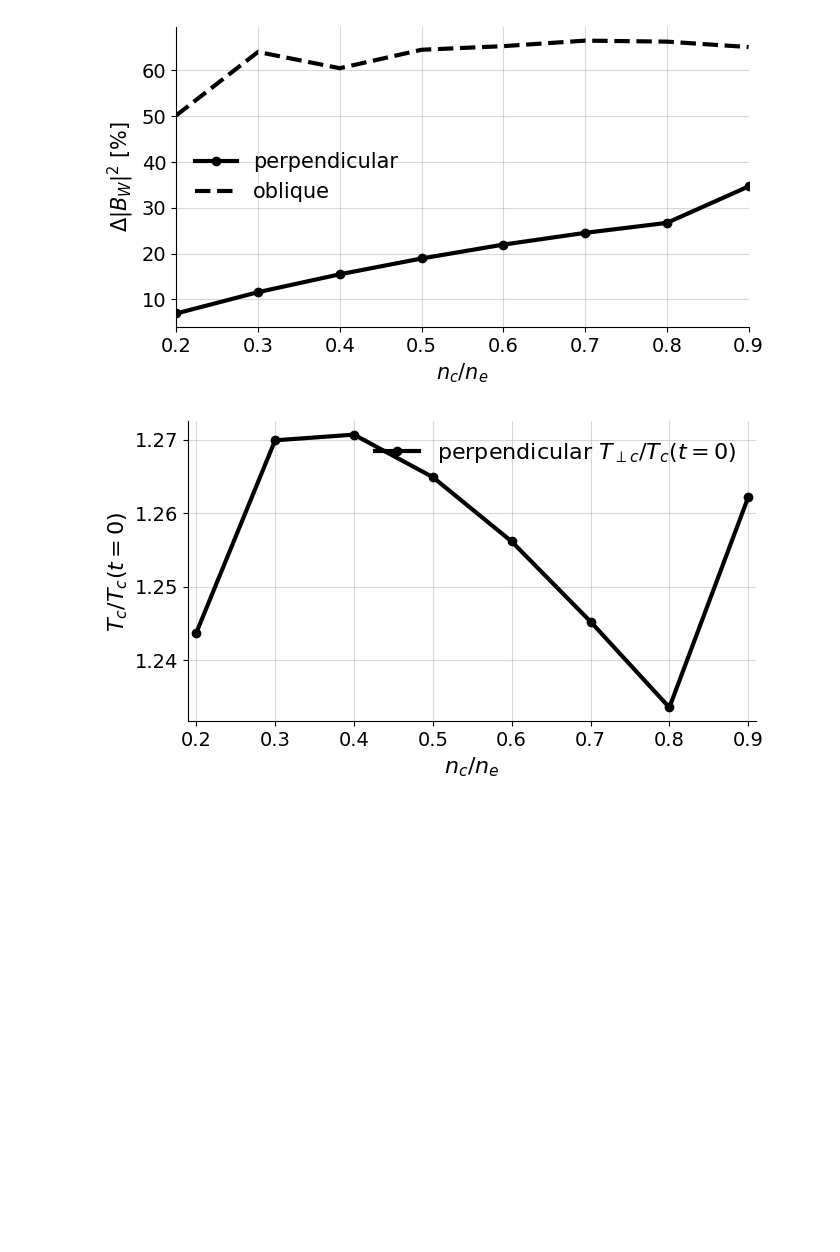
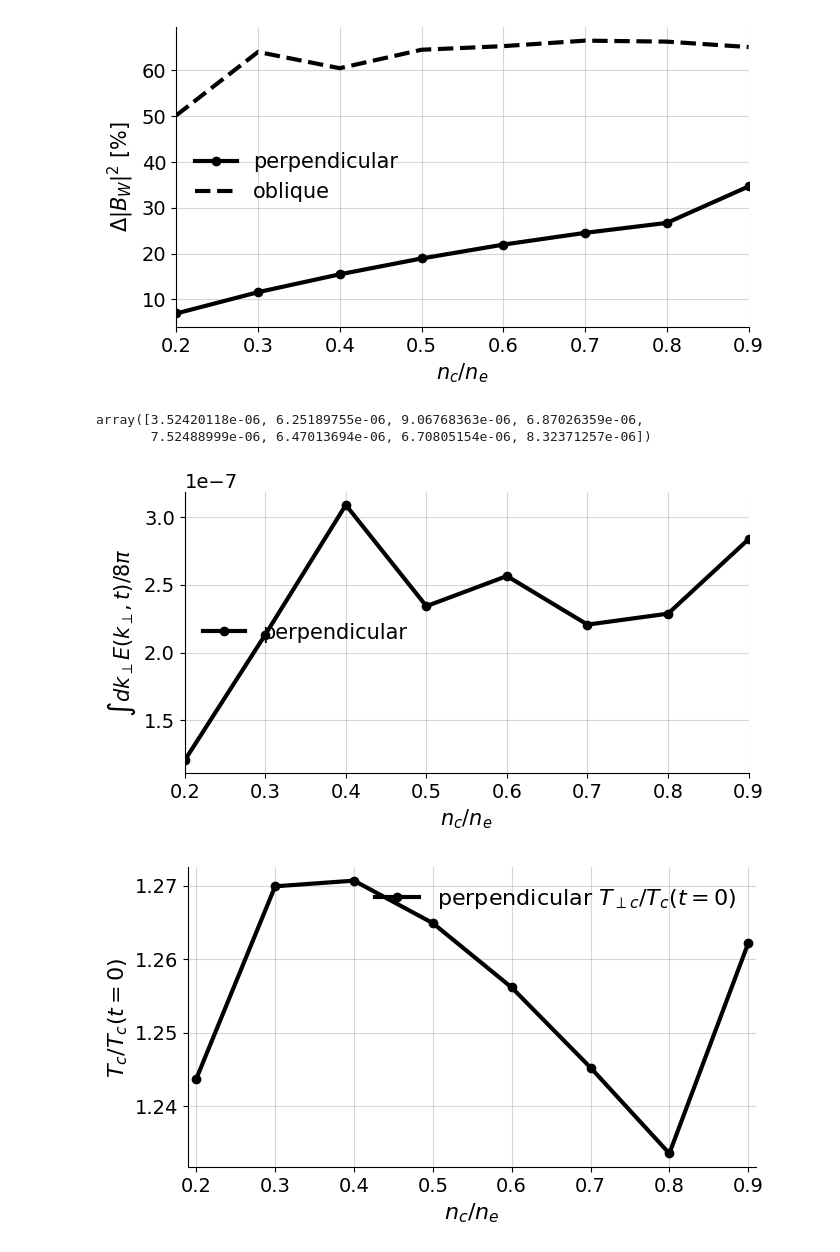
Before and after one commit to opaliss/QLT_whistler, a Jupyter notebook: secondary/low_anisotropy/electrostatic_perpendicular_QLT_ensemble.ipynb, the cells around one changed output. Drawn from its saved outputs; the diff is of its cells as text; code cells hidden in the pictures; blank space fills up the shorter version.

```diff
--- a/secondary/low_anisotropy/electrostatic_perpendicular_QLT_ensemble.ipynb
+++ b/secondary/low_anisotropy/electrostatic_perpendicular_QLT_ensemble.ipynb
@@ -268,6 +286,8 @@ Text(0.5, 1.0, '$\\mathcal{E}_{E}(k_{\\perp}, t)$')
 n_c_vector = [0.2, 0.3, 0.4, 0.5, 0.6, 0.7, 0.8, 0.9]
 
 dB_final_perp = np.zeros(len(n_c_vector))
+dE_final_perp = np.zeros(len(n_c_vector))
+
 T_final_perp = np.zeros(len(n_c_vector))
 gamma_max_perp = np.zeros(len(n_c_vector))
 k_max_perp = np.zeros(len(n_c_vector))
@@ -282,6 +302,8 @@ ii=0
 for n_c in n_c_vector:
     result_y = np.load("../../data/ensemble_QLT_secondary/density/n_c_" + str(n_c) + "/perpendicular/result_y.npy")
     dB_final_perp[ii] = 1 - result_y[2, -1]/result_y[2, 0]
+    dE_final_perp[ii] = np.sum(result_y[4:, -1])
+
     T_final_perp[ii] = result_y[1, -1]/result_y[1, 0]
     gamma_max_perp[ii] = np.load("../../data/ensemble_QLT_secondary/density/n_c_" + str(n_c) + "/perpendicular/gamma_max.npy")
     k_max_perp[ii] = np.load("../../data/ensemble_QLT_secondary/density/n_c_" + str(n_c) + "/perpendicular/k_max.npy")
@@ -319,6 +341,38 @@ fig.tight_layout()
 plt.savefig("../../figs/secondary_QLT/N_QLT_dB.png", dpi=400, bbox_inches='tight')
 # %% [output]
 [figure]
+# %%
+dE_final_perp
+# %% [output]
+array([3.52420118e-06, 6.25189755e-06, 9.06768363e-06, 6.87026359e-06,
+       7.52488999e-06, 6.47013694e-06, 6.70805154e-06, 8.32371257e-06])
+# %%
+fig, ax1 = plt.subplots(figsize=(7, 4))
+
+# Left y-axis: percent damped
+ax1.plot(n_c_vector, dE_final_perp *dk/8/np.pi, "-o", color="black", linewidth=3, label="perpendicular")
+#ax1.plot(n_c_vector, dE_final_oblique * 100, "--", color="black", linewidth=3, label="oblique")
+
+ax1.set_xlabel(r"$n_{c}/n_{e}$", fontsize=15)
+ax1.set_ylabel(r"$\int dk_{\perp} E(k_{\perp}, t) / 8 \pi$", fontsize=15, color="black")
+ax1.tick_params(axis='y', labelcolor="black")
+ax1.spines['right'].set_visible(False)
+ax1.spines['top'].set_visible(False)
+
+ax1.set_xlim(0.2, 0.9)
+
+# Grid and layout
+ax1.grid(alpha=0.5)
+legend = ax1.legend(loc='center left', ncols=1, fancybox=False, shadow=False, fontsize=15)
+legend.get_frame().set_alpha(0)
+
+
+fig.tight_layout()
+
+# Save figure
+plt.savefig("../../figs/secondary_QLT/N_QLT_dE.png", dpi=400, bbox_inches='tight')
+# %% [output]
+[figure, added]
 # %%
 fig, ax2 = plt.subplots(figsize=(7, 4))
 ax2.plot(n_c_vector, T_final_perp, "-o", linewidth=3, color="black", label=r"perpendicular $T_{\perp c}/T_{c}(t=0)$")
```
Also changed, not shown: parts of 3 cells of this notebook, 10 other files.
